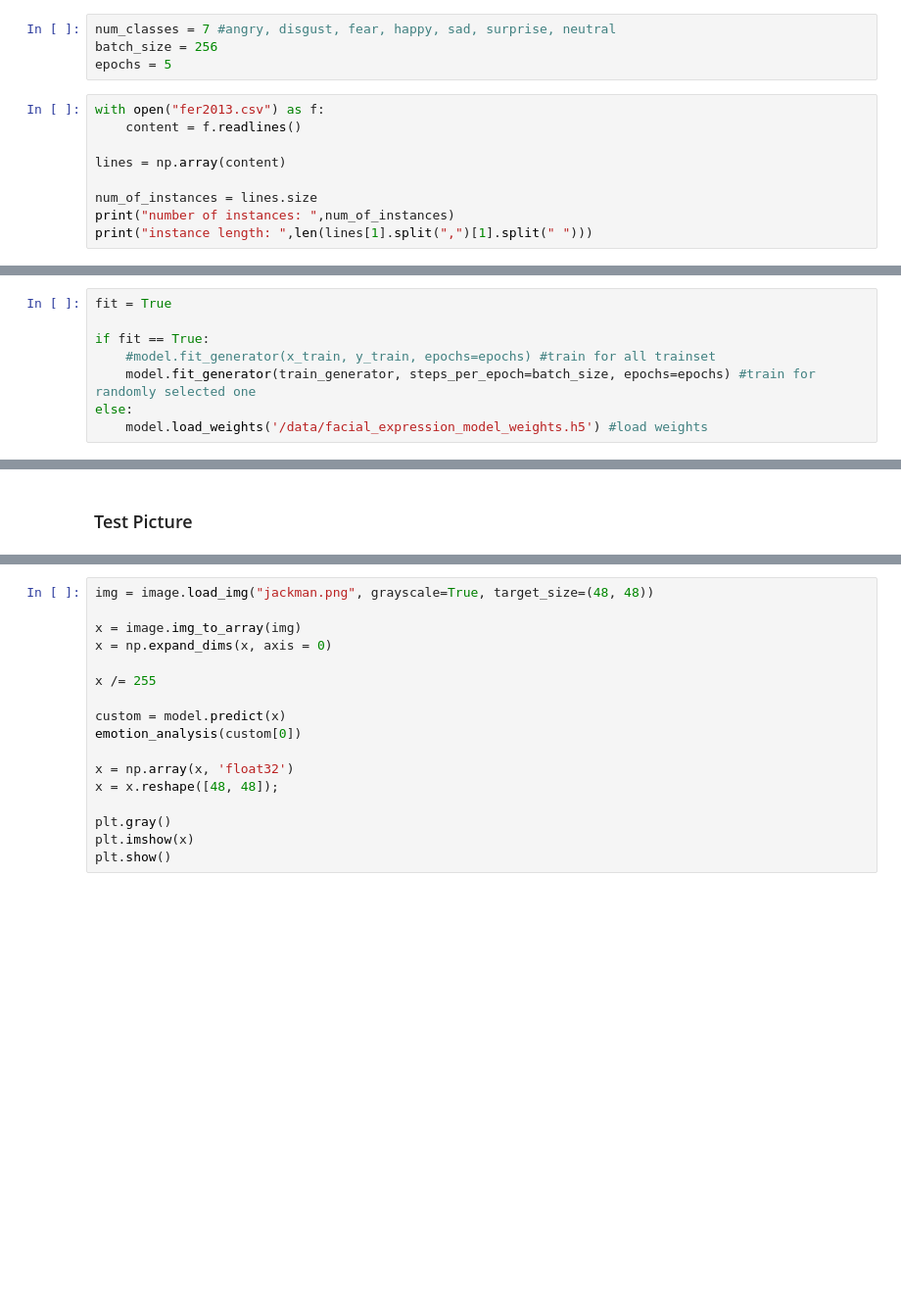
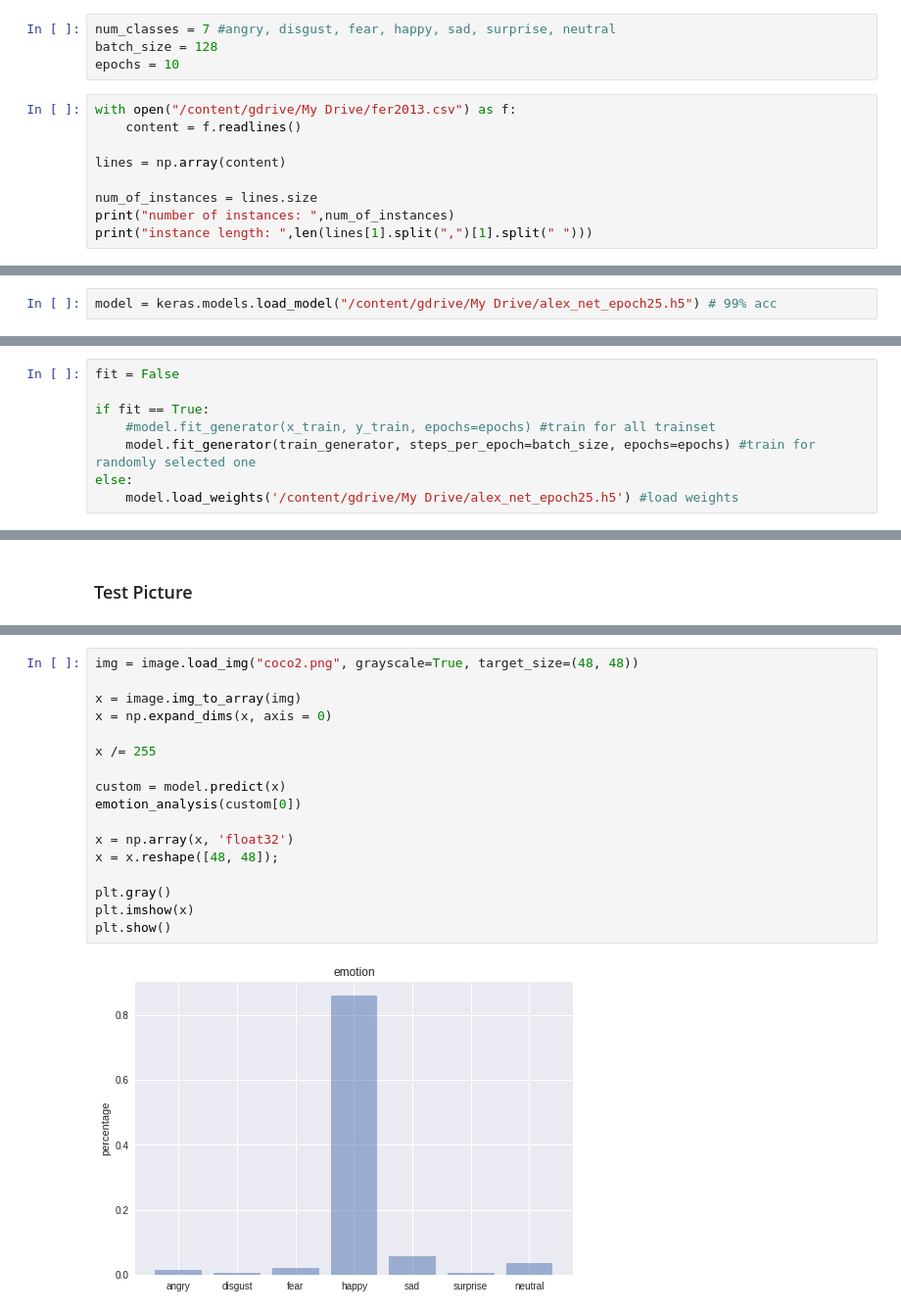
Before and after one commit to liyujiel/Real_Time_Face_Emotion_Detection, a Jupyter notebook: 419Project.ipynb, the cells around one changed output, grey strips where cells are left out. Shown at 98% size. Drawn from its saved outputs; the diff is of its cells as text; blank space fills up the shorter version.

```diff
--- a/419Project.ipynb
+++ b/419Project.ipynb
@@ -27,10 +48,10 @@ sess = tf.Session(config=config)
 keras.backend.set_session(sess)
 # %%
 num_classes = 7 #angry, disgust, fear, happy, sad, surprise, neutral
-batch_size = 256
-epochs = 5
+batch_size = 128
+epochs = 10
 # %%
-with open("fer2013.csv") as f:
+with open("/content/gdrive/My Drive/fer2013.csv") as f:
     content = f.readlines()
 
 lines = np.array(content)
@@ -187,3 +317,5 @@ model.compile(loss='categorical_crossentropy'
     , optimizer=keras.optimizers.Adam()
     , metrics=['accuracy']
 )
+# %%
+model = keras.models.load_model("/content/gdrive/My Drive/alex_net_epoch25.h5") # 99% acc
@@ -190,8 +333,8 @@ model.compile(loss='categorical_crossentropy'
 # %%
-fit = True
+fit = False
 
 if fit == True:
 	#model.fit_generator(x_train, y_train, epochs=epochs) #train for all trainset
 	model.fit_generator(train_generator, steps_per_epoch=batch_size, epochs=epochs) #train for randomly selected one
 else:
-	model.load_weights('/data/facial_expression_model_weights.h5') #load weights
+	model.load_weights('/content/gdrive/My Drive/alex_net_epoch25.h5') #load weights
@@ -243,17 +431,19 @@ if monitor_testset_results == True:
 # %%
-img = image.load_img("jackman.png", grayscale=True, target_size=(48, 48))
+img = image.load_img("coco2.png", grayscale=True, target_size=(48, 48))
 
 x = image.img_to_array(img)
 x = np.expand_dims(x, axis = 0)
 
 x /= 255
 
 custom = model.predict(x)
 emotion_analysis(custom[0])
 
 x = np.array(x, 'float32')
 x = x.reshape([48, 48]);
 
 plt.gray()
 plt.imshow(x)
 plt.show()
+# %% [output]
+[figure, added]
```
Also changed, not shown: parts of 30 cells of this notebook.
